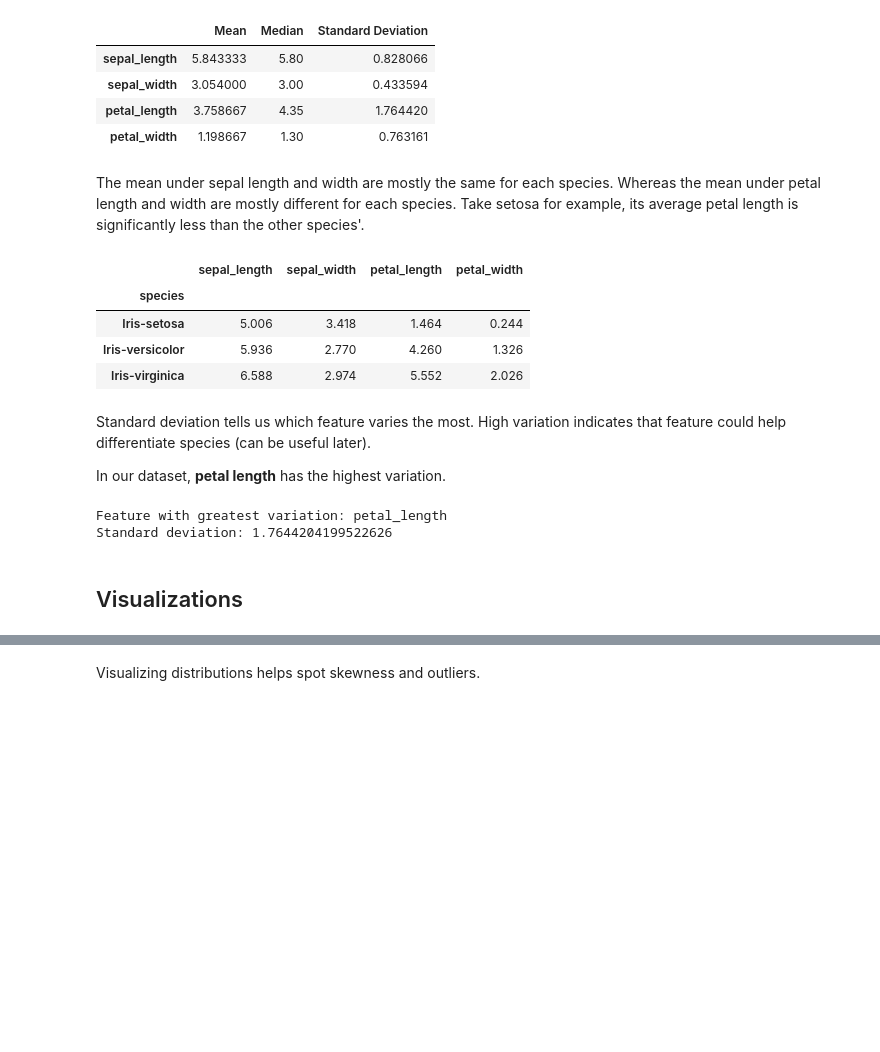
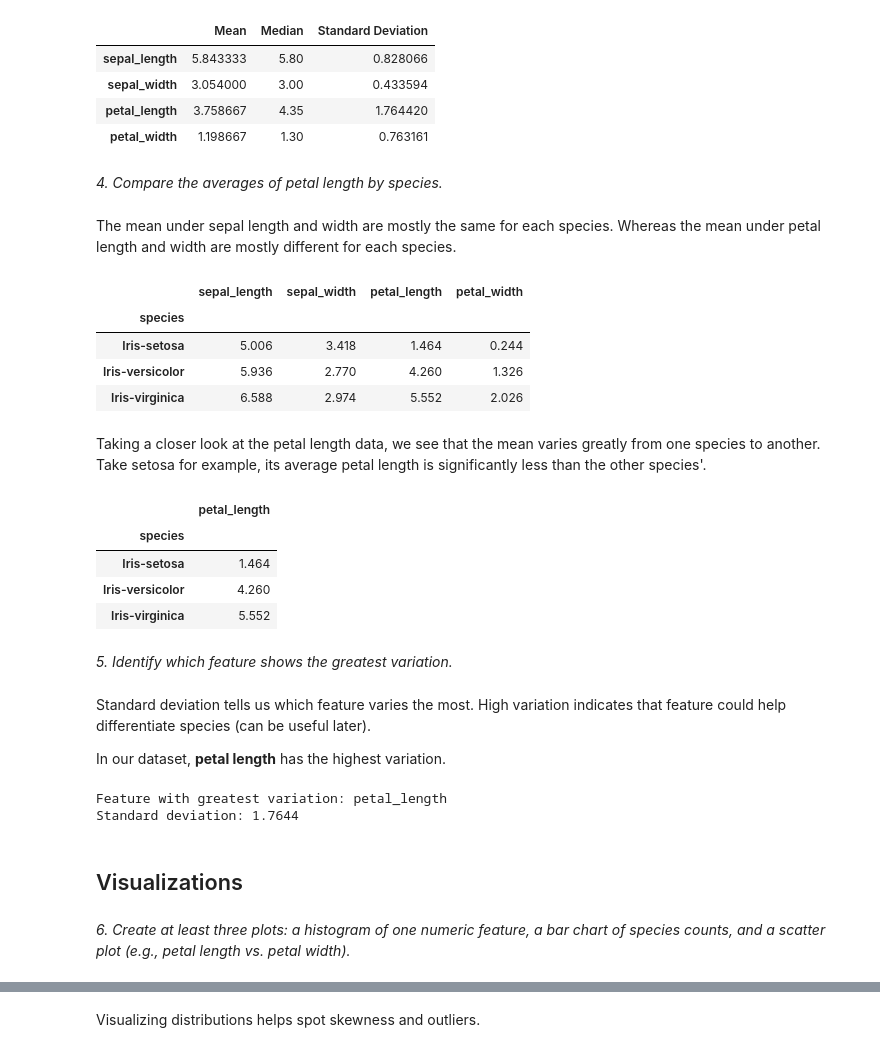
Before and after one commit to andrianllmm/ds100-ws1, a Jupyter notebook: eda.ipynb, the cells around one changed output, grey strips where cells are left out. Drawn from its saved outputs; the diff is of its cells as text; code cells hidden in the pictures; blank space fills up the shorter version.

```diff
--- a/eda.ipynb
+++ b/eda.ipynb
@@ -100,8 +106,10 @@ stats
 | sepal_width | 3.054000 | 3.00 | 0.433594 |
 | petal_length | 3.758667 | 4.35 | 1.764420 |
 | petal_width | 1.198667 | 1.30 | 0.763161 |
+# %% [markdown]
+*4. Compare the averages of petal length by species.*
 # %% [markdown]
-The mean under sepal length and width are mostly the same for each species. Whereas the mean under petal length and width are mostly different for each species. Take setosa for example, its average petal length is significantly less than the other species'.
+The mean under sepal length and width are mostly the same for each species. Whereas the mean under petal length and width are mostly different for each species.
 # %%
 # Group data by species and calculate the mean of each numeric feature
 df.groupby('species').mean()
@@ -111,6 +119,19 @@ df.groupby('species').mean()
 | Iris-setosa | 5.006 | 3.418 | 1.464 | 0.244 |
 | Iris-versicolor | 5.936 | 2.770 | 4.260 | 1.326 |
 | Iris-virginica | 6.588 | 2.974 | 5.552 | 2.026 |
+# %% [markdown]
+Taking a closer look at the petal length data, we see that the mean varies greatly from one species to another.  Take setosa for example, its average petal length is significantly less than the other species'.
+# %%
+# Mean petal length by species
+df.groupby('species')[['petal_length']].mean()
+# %% [output]
+|  | petal_length |
+| species |  |
+| Iris-setosa | 1.464 |
+| Iris-versicolor | 4.260 |
+| Iris-virginica | 5.552 |
+# %% [markdown]
+*5. Identify which feature shows the greatest variation.*
 # %% [markdown]
 Standard deviation tells us which feature varies the most.
 High variation indicates that feature could help differentiate species (can be useful later).
@@ -120,10 +141,13 @@ In our dataset, **petal length** has the highest variation.
 # Identify which numeric feature has the greatest variation
 std_dev = numeric_df.std()
 print("Feature with greatest variation:", std_dev.idxmax())
-print("Standard deviation:", std_dev.max())
+print("Standard deviation:", round(std_dev.max(), 4))
 # %% [output]
 Feature with greatest variation: petal_length
-Standard deviation: 1.7644204199522626
+Standard deviation: 1.7644
 # %% [markdown]
 ## Visualizations
+# %% [markdown]
+*6. Create at least three plots: a histogram of one numeric feature, a bar chart of species
+counts, and a scatter plot (e.g., petal length vs. petal width).*
 # %% [markdown]
```
Also changed, not shown: parts of 21 cells of this notebook.
